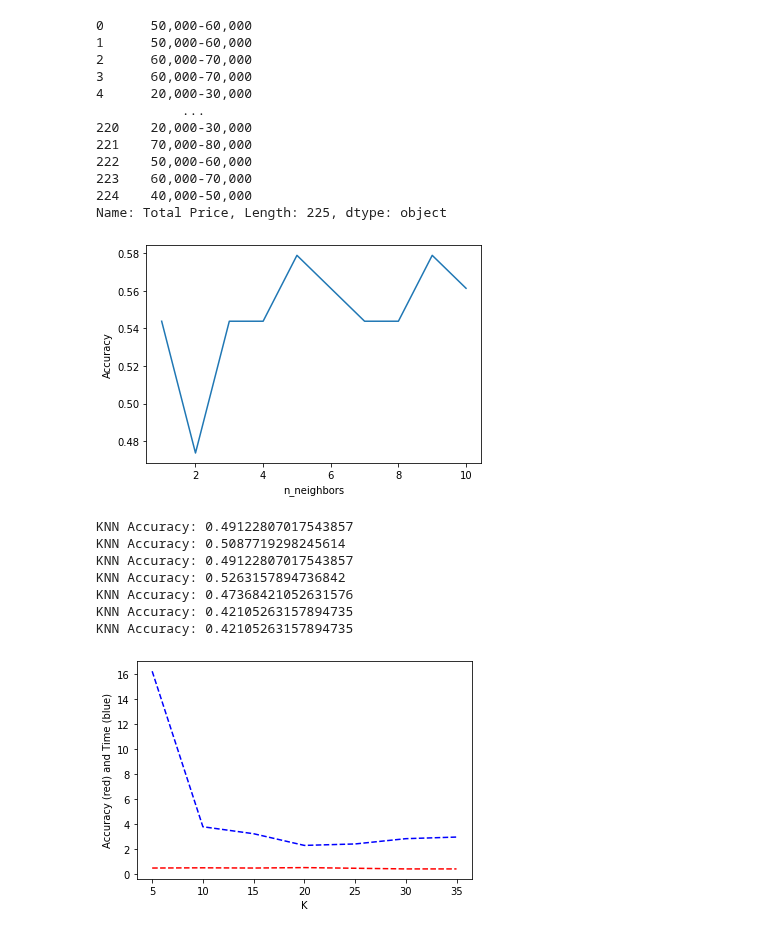
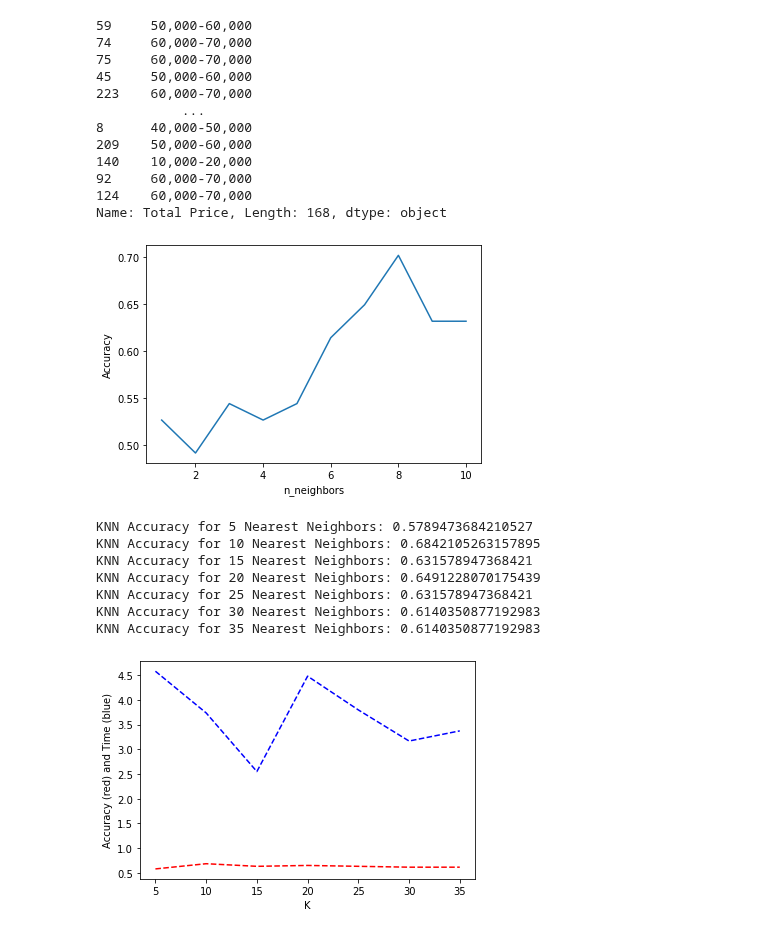
Before and after one commit to tuckert23/final_project, a Jupyter notebook: KNN.ipynb, the cells around one changed output. Saved outputs shown, nothing was run; the diff lists cells and outputs as text; code cells hidden in the pictures.

```diff
--- a/KNN.ipynb
+++ b/KNN.ipynb
@@ -34,23 +34,23 @@ df.head()
 x = df[["Average Amount of Aid", "Percent Financial Aid", "Percent Awarded", "Total Staff",
         "Graduation Rate", "Percent Admitted", "Number of Bachelor's Degrees"]]
 y = df['Total Price']
-print(y)
+#print(y)
 
 x_train, x_test, y_train, y_test = train_test_split(x, y, shuffle = True)
-#print(y_train)
+print(y_train)
 # %% [output]
-0      50,000-60,000
-1      50,000-60,000
-2      60,000-70,000
-3      60,000-70,000
-4      20,000-30,000
+59     50,000-60,000
+74     60,000-70,000
+75     60,000-70,000
+45     50,000-60,000
+223    60,000-70,000
            ...
-220    20,000-30,000
-221    70,000-80,000
-222    50,000-60,000
-223    60,000-70,000
-224    40,000-50,000
-Name: Total Price, Length: 225, dtype: object
+8      40,000-50,000
+209    50,000-60,000
+140    10,000-20,000
+92     60,000-70,000
+124    60,000-70,000
+Name: Total Price, Length: 168, dtype: object
 # %%
 # Standardize the features:
 scaler = PowerTransformer()
@@ -65,23 +65,23 @@ X_test_std = scaler.transform(x_test)
 # %%
 num_K = [i for i in range (1,11)]
 acc = []
 prec = []
 
 for k in num_K:
     model = KNeighborsClassifier(n_neighbors = k, p = 2)
-    model.fit(x_train, y_train)
-    y_pred = model.predict(x_test)
+    model.fit(X_train_std, y_train)
+    y_pred = model.predict(X_test_std)
     #print(y_pred)
     acc.append(accuracy_score(y_test, y_pred))
     #prec.append(precision_score(y_test, y_pred))
 
 plt.plot(num_K, acc)
 plt.ylabel("Accuracy")
 plt.xlabel("n_neighbors")
 plt.show()
 #plt.plot(num_K, prec, label = "Precision")
 # %% [output]
-[figure, old version]
+[figure, new version]
 # %%
 # K-nearest neighbors
 knn_k = [5, 10, 15, 20, 25, 30, 35]
@@ -95,17 +95,17 @@ for i in knn_k:
     res_pred.append(accuracy_score(y_test, y_pred))
     t_e = time.perf_counter()
     res_times.append((t_e - t_b)*1000)
-    print("KNN Accuracy: {}".format(accuracy_score(y_test, y_pred)))
+    print("KNN Accuracy for " + str(i) + " Nearest Neighbors: {}".format(accuracy_score(y_test, y_pred)))
 plt.plot(knn_k, res_pred, 'r--', knn_k, res_times, 'b--')
 plt.xlabel('K')
 plt.ylabel('Accuracy (red) and Time (blue)')
 plt.show()
 # %% [output]
-KNN Accuracy: 0.49122807017543857
-KNN Accuracy: 0.5087719298245614
-KNN Accuracy: 0.49122807017543857
-KNN Accuracy: 0.5263157894736842
-KNN Accuracy: 0.47368421052631576
-KNN Accuracy: 0.42105263157894735
-KNN Accuracy: 0.42105263157894735
+KNN Accuracy for 5 Nearest Neighbors: 0.5789473684210527
+KNN Accuracy for 10 Nearest Neighbors: 0.6842105263157895
+KNN Accuracy for 15 Nearest Neighbors: 0.631578947368421
+KNN Accuracy for 20 Nearest Neighbors: 0.6491228070175439
+KNN Accuracy for 25 Nearest Neighbors: 0.631578947368421
+KNN Accuracy for 30 Nearest Neighbors: 0.6140350877192983
+KNN Accuracy for 35 Nearest Neighbors: 0.6140350877192983
-[figure, old version]
+[figure, new version]
```
